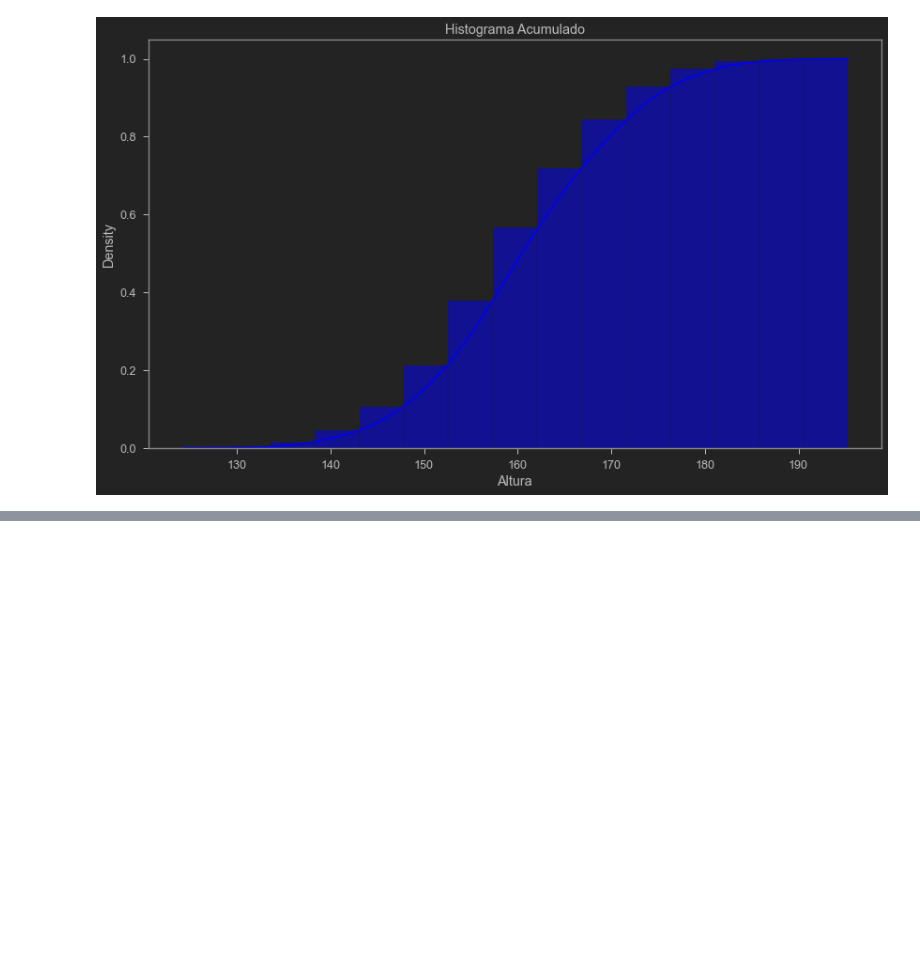
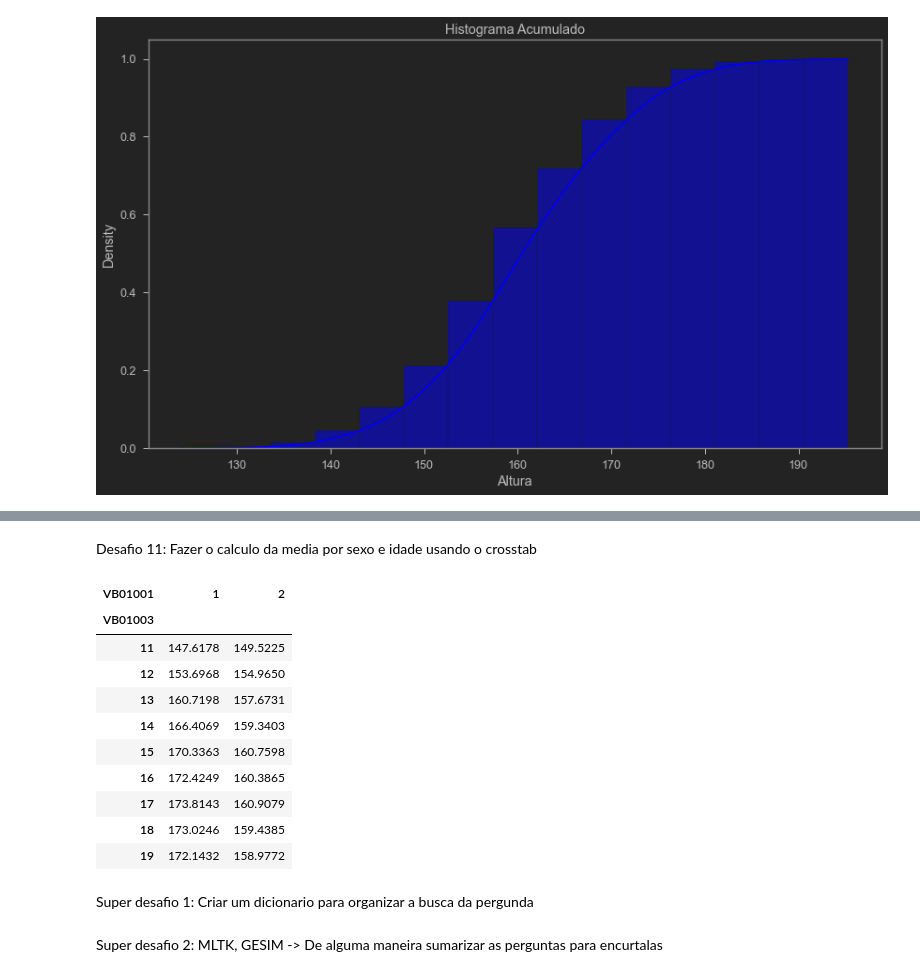
Before and after one commit to Igor-Arantes/Bootcamp-Data-Science-Aplicada, a Jupyter notebook: Modulo 3 - Análise descritiva e testes estatísticos/Análise descritiva e testes estatísticos com Dados do IBGE.ipynb, the cells around one changed output, grey strips where cells are left out. Saved outputs shown, nothing was run; the diff lists cells and outputs as text; code cells hidden in the pictures; blank space fills up the shorter version.

Commit message:
Modulo 3 ate aula 5 e desafios ate 11 feito

```diff
--- a/Modulo 3 - Análise descritiva e testes estatísticos/Análise descritiva e testes estatísticos com Dados do IBGE.ipynb
+++ b/Modulo 3 - Análise descritiva e testes estatísticos/Análise descritiva e testes estatísticos com Dados do IBGE.ipynb
@@ -530,0 +563,22 @@ ax;
+# %% [markdown]
+Desafio 11: Fazer o calculo da media por sexo e idade usando o crosstab
+# %%
+crosstab_altura_idade_sexo = pd.crosstab(dados['VB01003'],dados['VB01001'],dados['VB17004'],aggfunc='mean').round(4)
+# %%
+crosstab_altura_idade_sexo
+# %% [output]
+| VB01001 | 1 | 2 |
+| VB01003 |  |  |
+| 11 | 147.6178 | 149.5225 |
+| 12 | 153.6968 | 154.9650 |
+| 13 | 160.7198 | 157.6731 |
+| 14 | 166.4069 | 159.3403 |
+| 15 | 170.3363 | 160.7598 |
+| 16 | 172.4249 | 160.3865 |
+| 17 | 173.8143 | 160.9079 |
+| 18 | 173.0246 | 159.4385 |
+| 19 | 172.1432 | 158.9772 |
+# %% [markdown]
+Super desafio 1: Criar um dicionario para organizar a busca da pergunda
+# %% [markdown]
+Super desafio 2: MLTK, GESIM -> De alguma maneira sumarizar as perguntas para encurtalas
```
Also changed, not shown: parts of 3 cells of this notebook.
